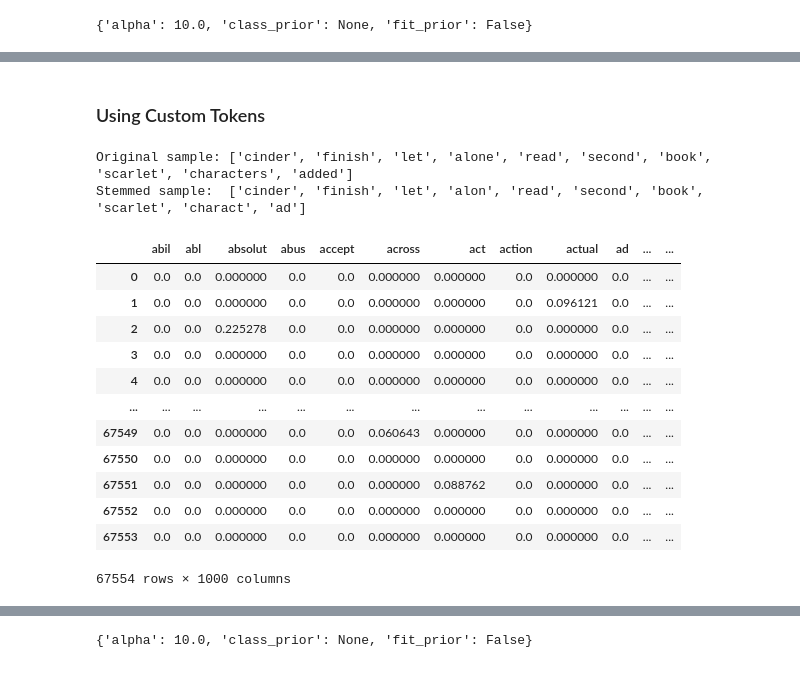
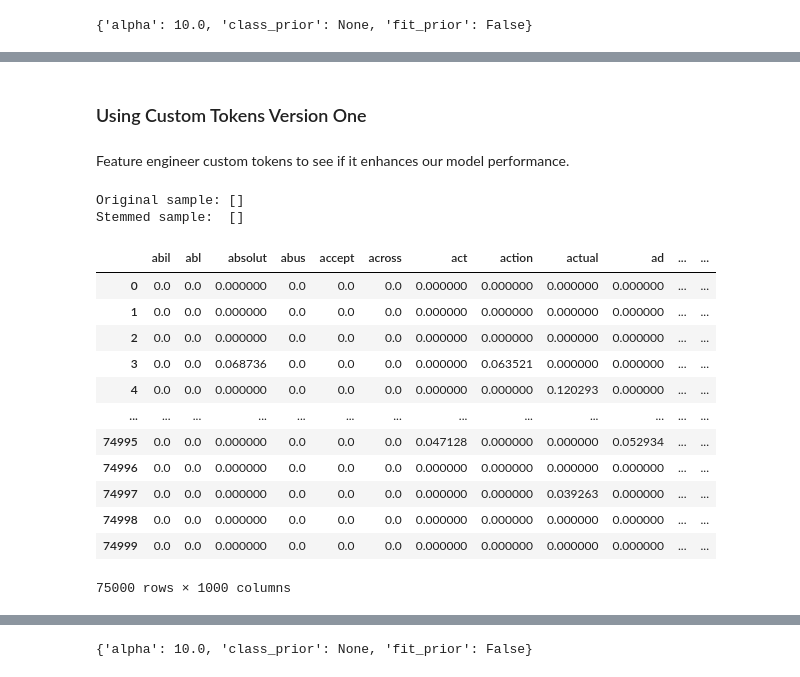
Before and after one commit to henrysvg/Capstone-Project, a Jupyter notebook: Notebook.ipynb, the cells around one changed output, grey strips where cells are left out. Cells and saved outputs as stored; diff of their text form; code cells hidden in the pictures.

Commit message:
Final Modeling

```diff
--- a/Notebook.ipynb
+++ b/Notebook.ipynb
@@ -303,2 +327,4 @@ plt.show()
+# %%
+df.drop(df[(df['rating'] == 0)].index, inplace=True)
 # %% [markdown]
 # Sample Data
@@ -307,8 +337,7 @@ weights = {5: 1,
           4: 1,
           3: 2,
           2: 5,
-          1: 7,
-          0:6}
+          1: 15,}
 # %%
 df['weights'] = df['rating'].apply(lambda x: weights[x])
 df
@@ -386,4 +417,0 @@ sample_df.head()
-# %%
-sample_df.drop(sample_df[(df['rating'] == 0)].index, inplace=True)
-
-sample_df
@@ -819,2 +762,0 @@ Length without stopwords: 176
-# %%
-X_train["text_without_stopwords"] = X_train["text_tokenized"].apply(remove_stopwords)
@@ -943,5 +771,7 @@ weighted avg       0.49      0.45      0.43     22518
 # %% [markdown]
-### Using Custom Tokens
+### Using Custom Tokens Version One
+# %% [markdown]
+Feature engineer custom tokens to see if it enhances our model performance.
 # %%
 from nltk.stem.snowball import SnowballStemmer
 stemmer = SnowballStemmer(language="english")
@@ -953,5 +783,5 @@ def stem_and_tokenize(document):
 print("Original sample:", X_train.iloc[100]["text_tokenized"][20:30])
 print("Stemmed sample: ", stem_and_tokenize(X_train.iloc[100]["review_text"])[20:30])
 # %% [output]
-Original sample: ['cinder', 'finish', 'let', 'alone', 'read', 'second', 'book', 'scarlet', 'characters', 'added']
-Stemmed sample:  ['cinder', 'finish', 'let', 'alon', 'read', 'second', 'book', 'scarlet', 'charact', 'ad']
+Original sample: []
+Stemmed sample:  []
@@ -960,28 +788,27 @@ stemmed_stopwords = [stemmer.stem(word) for word in stopwords_list]
 # %%
 tfidf = TfidfVectorizer(
     max_features=1000,
-    stop_words=stemmed_stopwords,
     tokenizer=stem_and_tokenize
 )
 
 
 X_train_vectorized_token = tfidf.fit_transform(X_train["review_text"])
 
 pd.DataFrame.sparse.from_spmatrix(X_train_vectorized_token, columns=tfidf.get_feature_names())
 # %% [output]
 |  | abil | abl | absolut | abus | accept | across | act | action | actual | ad | ... | ... |
-| 0 | 0.0 | 0.0 | 0.000000 | 0.0 | 0.0 | 0.000000 | 0.000000 | 0.0 | 0.000000 | 0.0 | ... | ... |
-| 1 | 0.0 | 0.0 | 0.000000 | 0.0 | 0.0 | 0.000000 | 0.000000 | 0.0 | 0.096121 | 0.0 | ... | ... |
-| 2 | 0.0 | 0.0 | 0.225278 | 0.0 | 0.0 | 0.000000 | 0.000000 | 0.0 | 0.000000 | 0.0 | ... | ... |
-| 3 | 0.0 | 0.0 | 0.000000 | 0.0 | 0.0 | 0.000000 | 0.000000 | 0.0 | 0.000000 | 0.0 | ... | ... |
-| 4 | 0.0 | 0.0 | 0.000000 | 0.0 | 0.0 | 0.000000 | 0.000000 | 0.0 | 0.000000 | 0.0 | ... | ... |
+| 0 | 0.0 | 0.0 | 0.000000 | 0.0 | 0.0 | 0.0 | 0.000000 | 0.000000 | 0.000000 | 0.000000 | ... | ... |
+| 1 | 0.0 | 0.0 | 0.000000 | 0.0 | 0.0 | 0.0 | 0.000000 | 0.000000 | 0.000000 | 0.000000 | ... | ... |
+| 2 | 0.0 | 0.0 | 0.000000 | 0.0 | 0.0 | 0.0 | 0.000000 | 0.000000 | 0.000000 | 0.000000 | ... | ... |
+| 3 | 0.0 | 0.0 | 0.068736 | 0.0 | 0.0 | 0.0 | 0.000000 | 0.063521 | 0.000000 | 0.000000 | ... | ... |
+| 4 | 0.0 | 0.0 | 0.000000 | 0.0 | 0.0 | 0.0 | 0.000000 | 0.000000 | 0.120293 | 0.000000 | ... | ... |
 | ... | ... | ... | ... | ... | ... | ... | ... | ... | ... | ... | ... | ... |
-| 67549 | 0.0 | 0.0 | 0.000000 | 0.0 | 0.0 | 0.060643 | 0.000000 | 0.0 | 0.000000 | 0.0 | ... | ... |
-| 67550 | 0.0 | 0.0 | 0.000000 | 0.0 | 0.0 | 0.000000 | 0.000000 | 0.0 | 0.000000 | 0.0 | ... | ... |
-| 67551 | 0.0 | 0.0 | 0.000000 | 0.0 | 0.0 | 0.000000 | 0.088762 | 0.0 | 0.000000 | 0.0 | ... | ... |
-| 67552 | 0.0 | 0.0 | 0.000000 | 0.0 | 0.0 | 0.000000 | 0.000000 | 0.0 | 0.000000 | 0.0 | ... | ... |
-| 67553 | 0.0 | 0.0 | 0.000000 | 0.0 | 0.0 | 0.000000 | 0.000000 | 0.0 | 0.000000 | 0.0 | ... | ... |
+| 74995 | 0.0 | 0.0 | 0.000000 | 0.0 | 0.0 | 0.0 | 0.047128 | 0.000000 | 0.000000 | 0.052934 | ... | ... |
+| 74996 | 0.0 | 0.0 | 0.000000 | 0.0 | 0.0 | 0.0 | 0.000000 | 0.000000 | 0.000000 | 0.000000 | ... | ... |
+| 74997 | 0.0 | 0.0 | 0.000000 | 0.0 | 0.0 | 0.0 | 0.000000 | 0.000000 | 0.039263 | 0.000000 | ... | ... |
+| 74998 | 0.0 | 0.0 | 0.000000 | 0.0 | 0.0 | 0.0 | 0.000000 | 0.000000 | 0.000000 | 0.000000 | ... | ... |
+| 74999 | 0.0 | 0.0 | 0.000000 | 0.0 | 0.0 | 0.0 | 0.000000 | 0.000000 | 0.000000 | 0.000000 | ... | ... |
-67554 rows × 1000 columns
+75000 rows × 1000 columns
 # %%
 stemmed_cv = cross_val_score(baseline_model, X_train_vectorized_token, y_train)
 stemmed_cv
```
Also changed, not shown: parts of 201 cells of this notebook.
